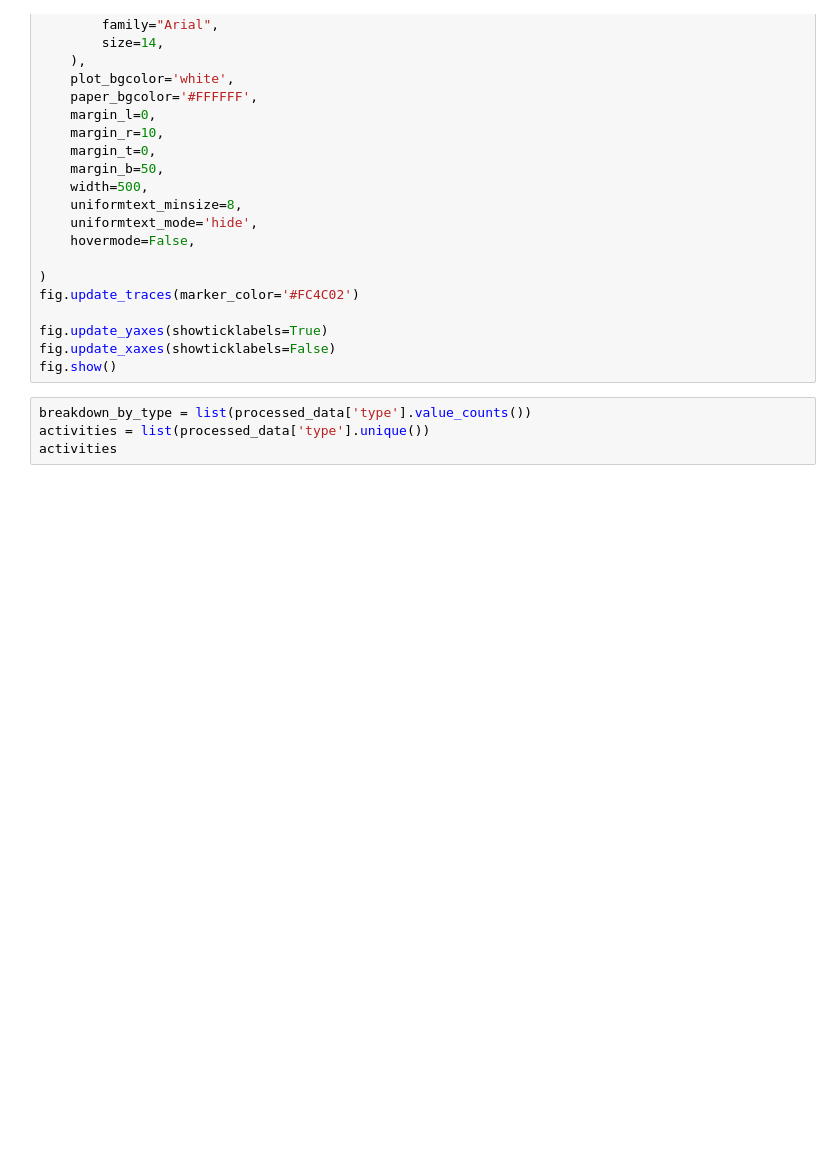
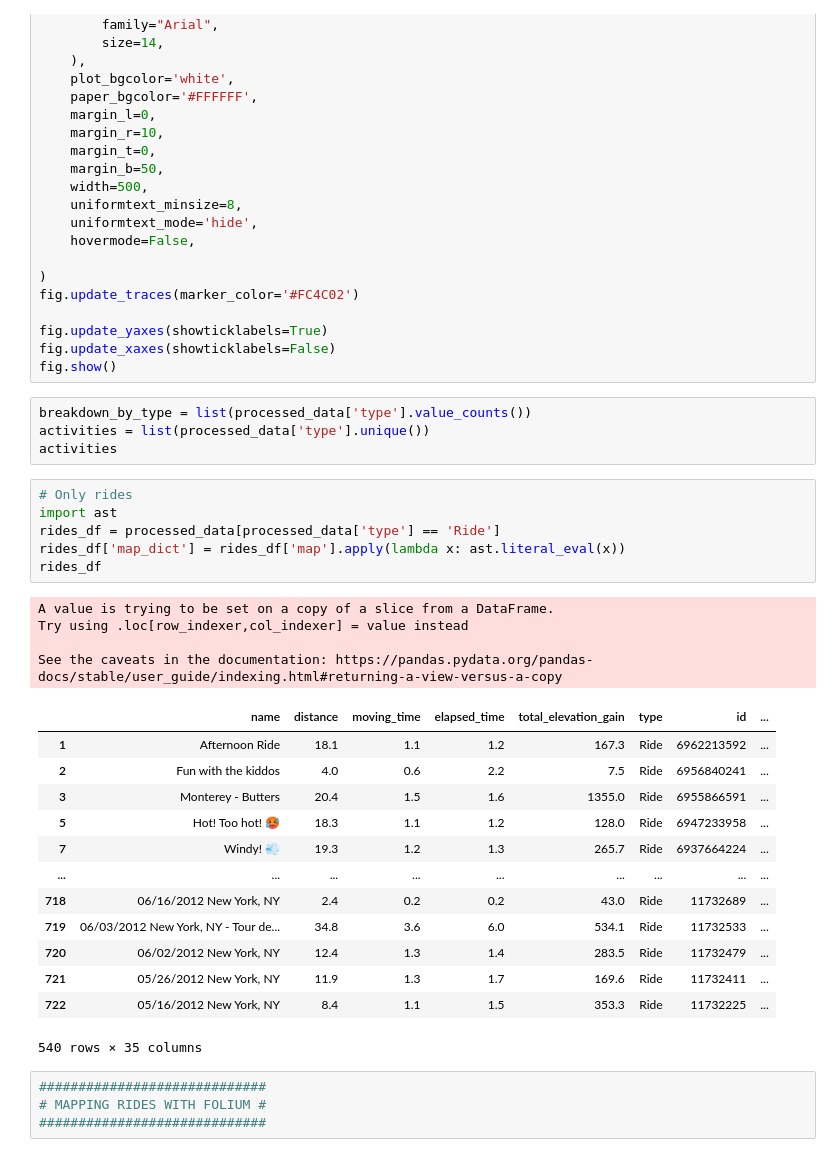
Before and after one commit to tiroger/my-strava, a Jupyter notebook: my_data.ipynb, the cells around one changed output. Drawn from its saved outputs; the diff is of its cells as text; blank space fills up the shorter version.

```diff
--- a/my_data.ipynb
+++ b/my_data.ipynb
@@ -339,3 +387,31 @@ fig.show()
 breakdown_by_type = list(processed_data['type'].value_counts())
 activities = list(processed_data['type'].unique())
 activities
+# %%
+# Only rides
+import ast
+rides_df = processed_data[processed_data['type'] == 'Ride']
+rides_df['map_dict'] = rides_df['map'].apply(lambda x: ast.literal_eval(x))
+rides_df
+# %% [output]
+A value is trying to be set on a copy of a slice from a DataFrame.
+Try using .loc[row_indexer,col_indexer] = value instead
+
+See the caveats in the documentation: https://pandas.pydata.org/pandas-docs/stable/user_guide/indexing.html#returning-a-view-versus-a-copy
+|  | name | distance | moving_time | elapsed_time | total_elevation_gain | type | id | ... |
+| 1 | Afternoon Ride | 18.1 | 1.1 | 1.2 | 167.3 | Ride | 6962213592 | ... |
+| 2 | Fun with the kiddos | 4.0 | 0.6 | 2.2 | 7.5 | Ride | 6956840241 | ... |
+| 3 | Monterey - Butters | 20.4 | 1.5 | 1.6 | 1355.0 | Ride | 6955866591 | ... |
+| 5 | Hot! Too hot! 🥵 | 18.3 | 1.1 | 1.2 | 128.0 | Ride | 6947233958 | ... |
+| 7 | Windy! 💨 | 19.3 | 1.2 | 1.3 | 265.7 | Ride | 6937664224 | ... |
+| ... | ... | ... | ... | ... | ... | ... | ... | ... |
+| 718 | 06/16/2012 New York, NY | 2.4 | 0.2 | 0.2 | 43.0 | Ride | 11732689 | ... |
+| 719 | 06/03/2012 New York, NY - Tour de... | 34.8 | 3.6 | 6.0 | 534.1 | Ride | 11732533 | ... |
+| 720 | 06/02/2012 New York, NY | 12.4 | 1.3 | 1.4 | 283.5 | Ride | 11732479 | ... |
+| 721 | 05/26/2012 New York, NY | 11.9 | 1.3 | 1.7 | 169.6 | Ride | 11732411 | ... |
+| 722 | 05/16/2012 New York, NY | 8.4 | 1.1 | 1.5 | 353.3 | Ride | 11732225 | ... |
+540 rows × 35 columns
+# %%
+#############################
+# MAPPING RIDES WITH FOLIUM #
+#############################
```
Also changed, not shown: parts of 18 cells of this notebook, 3 other files.
